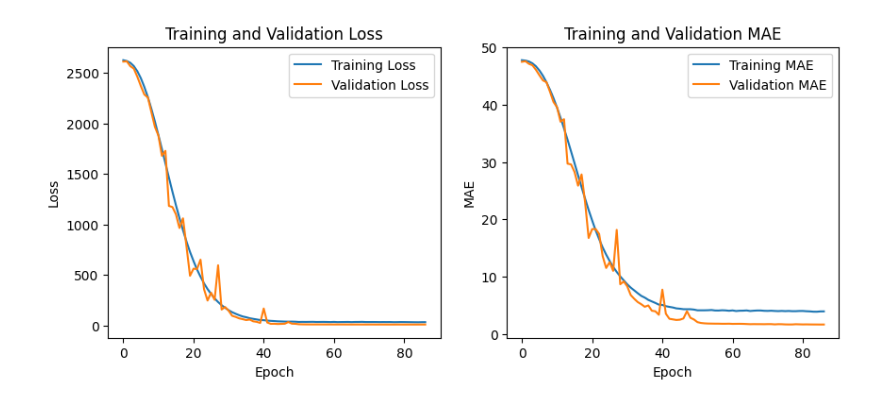
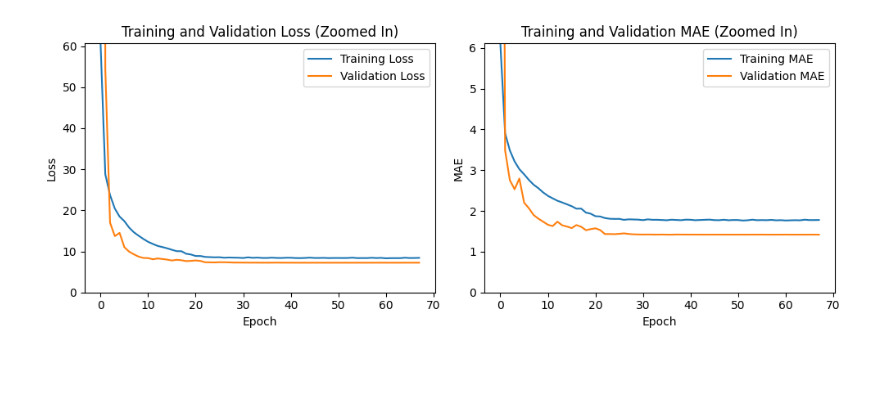
Before and after one commit to pupawar/171_project, a Jupyter notebook: Model/AlexNet.ipynb, the cells around one changed output. Saved outputs shown, nothing was run; the diff lists cells and outputs as text; code cells hidden in the pictures; blank space fills up the shorter version.

Commit message:
Updated model's hyper-params. Reduced error

```diff
--- a/Model/AlexNet.ipynb
+++ b/Model/AlexNet.ipynb
@@ -240,18 +174,17 @@ Non-trainable params: 19,136
 _________________________________________________________________
 # %%
 early_stopping = EarlyStopping(monitor='val_loss',
-                               patience=10,
+                               patience=20,
                                verbose=1,
                                mode='min',
                                restore_best_weights=True)
 
 reduce_LR = ReduceLROnPlateau(monitor='val_loss',
                               factor=0.1,
-                              patience=5,
+                              patience=3,
                               verbose=1,
                               mode='min',
                               min_lr=1e-9)
 
-# Compile model with a lower initial learning rate
-alexnet_model.compile(optimizer=tf.keras.optimizers.Adam(learning_rate=1e-4), loss='mean_squared_error', metrics=['mae'])
+alexnet_model.compile(optimizer=tf.keras.optimizers.Adam(learning_rate=1e-2), loss='mean_squared_error', metrics=['mae'])
 # %%
@@ -293,26 +225,33 @@ files.download('alexnet_model.h5')
 [interactive output not drawn]
 [interactive output not drawn]
 # %%
+start_index = 1
+
+max_training_loss_zoomed = max(history.history['loss'][start_index:])
+max_training_mae_zoomed = max(history.history['mae'][start_index:])
+
 #### 1. Training Loss and Validation Loss
-
 plt.figure(figsize=(10, 4))
 plt.subplot(1, 2, 1)
-plt.plot(history.history['loss'], label='Training Loss')
-plt.plot(history.history['val_loss'], label='Validation Loss')
-plt.title('Training and Validation Loss')
+plt.plot(history.history['loss'][start_index:], label='Training Loss')
+plt.plot(history.history['val_loss'][start_index:], label='Validation Loss')
+plt.title('Training and Validation Loss (Zoomed In)')
 plt.xlabel('Epoch')
 plt.ylabel('Loss')
+plt.ylim(0, max_training_loss_zoomed)
 plt.legend()
 
 #### 2. Training MAE and Validation MAE
-
 plt.subplot(1, 2, 2)
-plt.plot(history.history['mae'], label='Training MAE')
-plt.plot(history.history['val_mae'], label='Validation MAE')
-plt.title('Training and Validation MAE')
+plt.plot(history.history['mae'][start_index:], label='Training MAE')
+plt.plot(history.history['val_mae'][start_index:], label='Validation MAE')
+plt.title('Training and Validation MAE (Zoomed In)')
 plt.xlabel('Epoch')
 plt.ylabel('MAE')
+plt.ylim(0, max_training_mae_zoomed)
 plt.legend()
+
+plt.tight_layout()
 plt.show()
 # %% [output]
-[figure, old version]
+[figure, new version]
```
Also changed, not shown: parts of 17 cells of this notebook.
